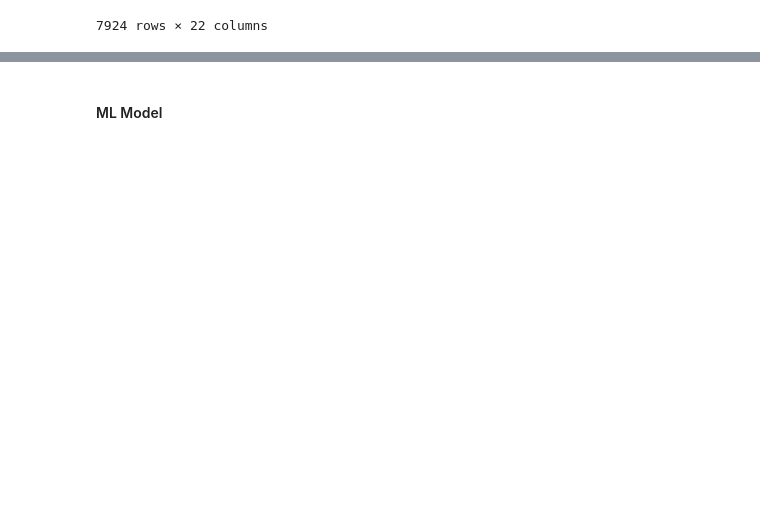
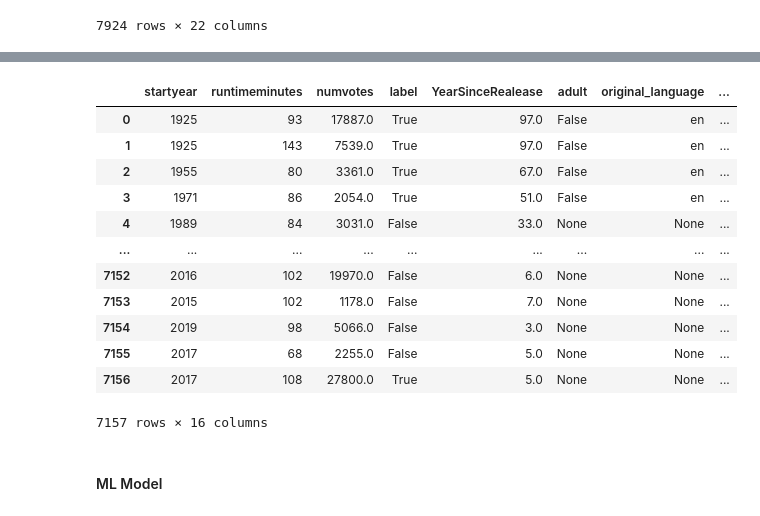
Before and after one commit to paula-sorolla/BigData-IMDb, a Jupyter notebook: Nontas_upload_preprocessing.ipynb, the cells around one changed output, grey strips where cells are left out. Saved outputs shown, nothing was run; the diff lists cells and outputs as text; code cells hidden in the pictures; blank space fills up the shorter version.

```diff
--- a/Nontas_upload_preprocessing.ipynb
+++ b/Nontas_upload_preprocessing.ipynb
@@ -331,3 +486,19 @@ output = df1.join(df2,['EMP_CODE'],how='inner').distinct()
+# %%
+final_pandas
+# %% [output]
+|  | startyear | runtimeminutes | numvotes | label | YearSinceRealease | adult | original_language | ... |
+| 0 | 1925 | 93 | 17887.0 | True | 97.0 | False | en | ... |
+| 1 | 1925 | 143 | 7539.0 | True | 97.0 | False | en | ... |
+| 2 | 1955 | 80 | 3361.0 | True | 67.0 | False | en | ... |
+| 3 | 1971 | 86 | 2054.0 | True | 51.0 | False | en | ... |
+| 4 | 1989 | 84 | 3031.0 | False | 33.0 | None | None | ... |
+| ... | ... | ... | ... | ... | ... | ... | ... | ... |
+| 7152 | 2016 | 102 | 19970.0 | False | 6.0 | None | None | ... |
+| 7153 | 2015 | 102 | 1178.0 | False | 7.0 | None | None | ... |
+| 7154 | 2019 | 98 | 5066.0 | False | 3.0 | None | None | ... |
+| 7155 | 2017 | 68 | 2255.0 | False | 5.0 | None | None | ... |
+| 7156 | 2017 | 108 | 27800.0 | True | 5.0 | None | None | ... |
+7157 rows × 16 columns
 # %% [markdown]
 #### ML Model
 # %%
```
Also changed, not shown: parts of 60 cells of this notebook.
